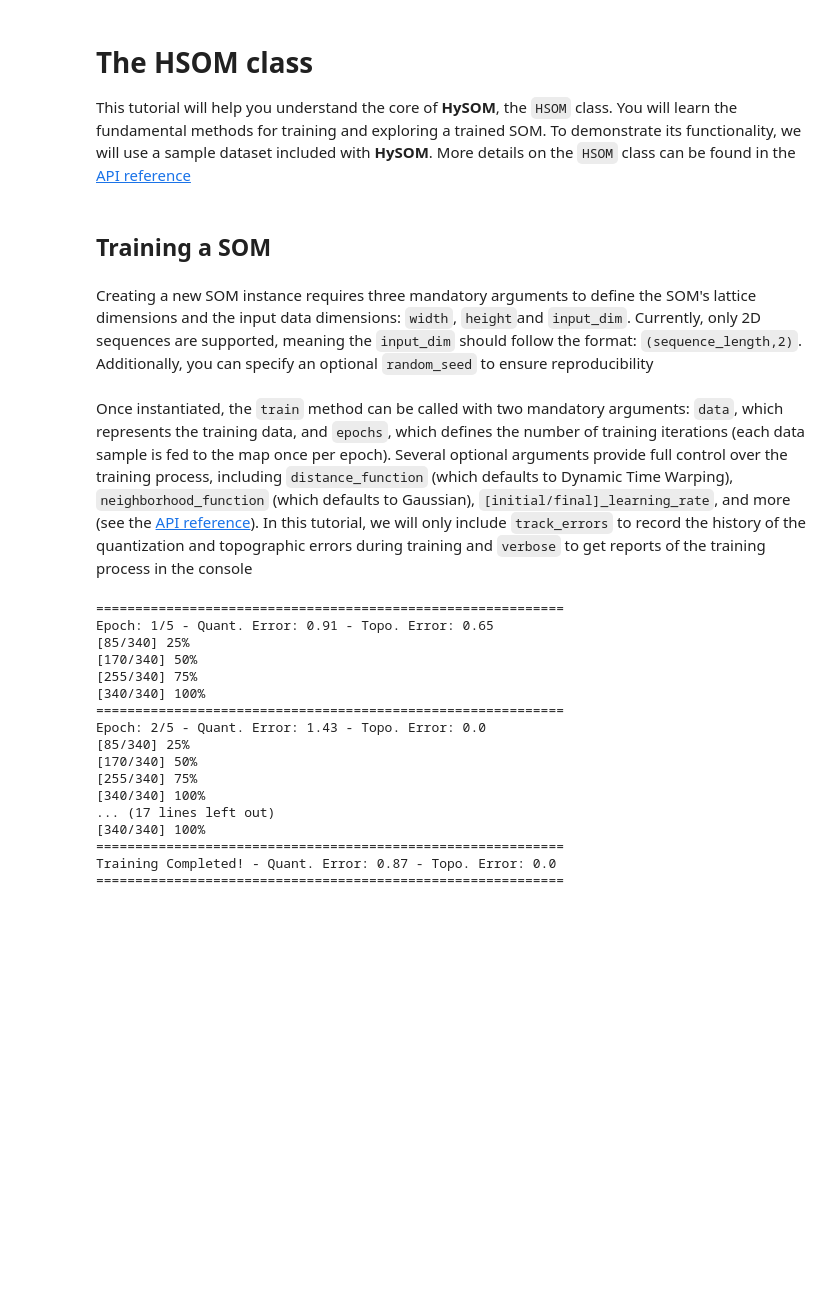
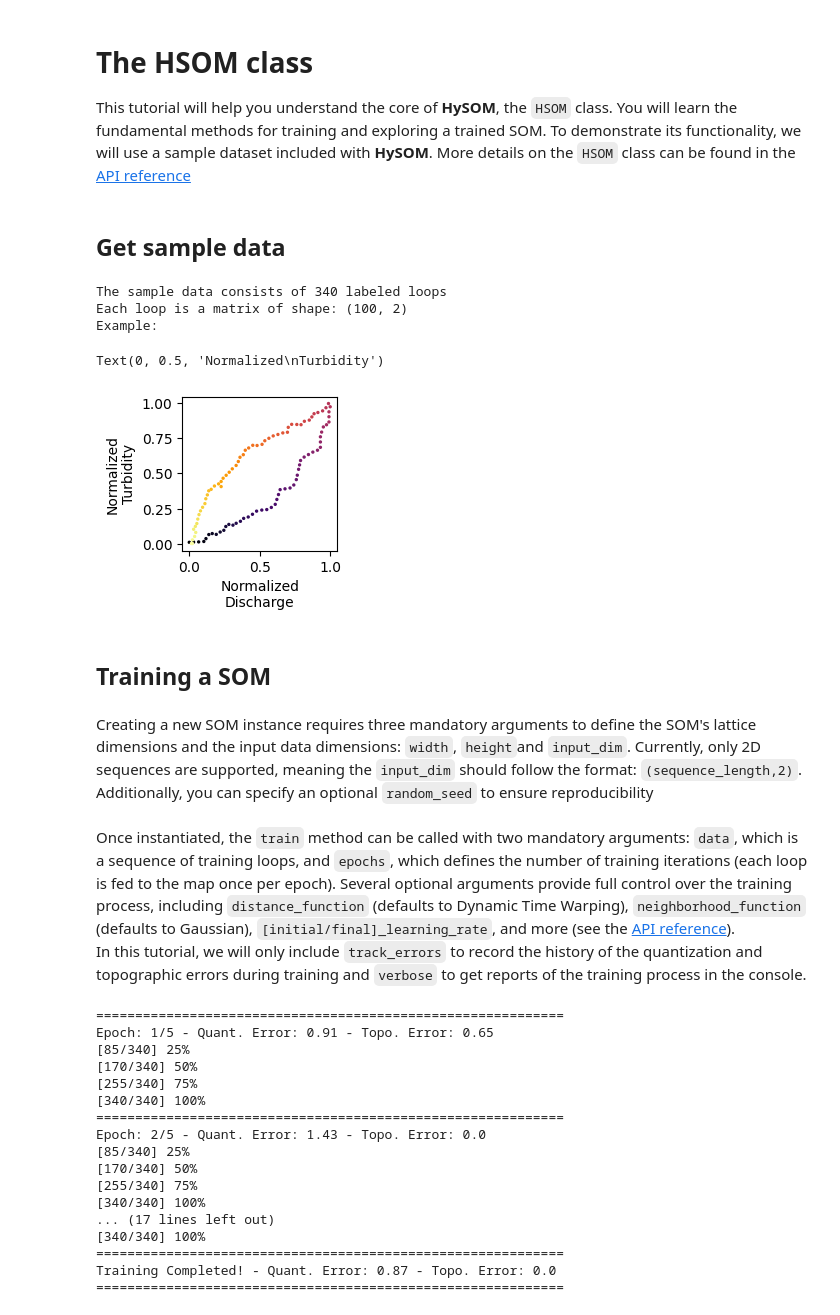
Before and after one commit to ArlexMR/HySOM, a Jupyter notebook: docs/tutorials/thesomclass.ipynb, the cells around one changed output. Drawn from its saved outputs; the diff is of its cells as text; code cells hidden in the pictures; blank space fills up the shorter version.

```diff
--- a/docs/tutorials/thesomclass.ipynb
+++ b/docs/tutorials/thesomclass.ipynb
@@ -12,10 +10,31 @@ data = get_sample_data()
+# %% [markdown]
+## Get sample data
+# %%
+loops, labels = get_labeled_loops()
+
+print(f"The sample data consists of {len(loops)} labeled loops")
+print(f"Each loop is a matrix of shape: {loops[0].shape}")
+print("Example: ")
+sample_loop = loops[np.random.choice(len(loops))]
+plt.figure(figsize=(2,2))
+_ = plt.scatter(sample_loop[:,0],sample_loop[:,1], s = 2, cmap = "inferno", c = range(len(sample_loop)))
+plt.xlabel("Normalized\nDischarge")
+plt.ylabel("Normalized\nTurbidity")
+# %% [output]
+The sample data consists of 340 labeled loops
+Each loop is a matrix of shape: (100, 2)
+Example:
+Text(0, 0.5, 'Normalized\nTurbidity')
+[figure, added]
 # %% [markdown]
 ## Training a SOM
 # %% [markdown]
-Creating a new SOM instance requires three mandatory arguments to define the SOM's lattice dimensions and the input data dimensions: `width`, `height`and `input_dim`. Currently, only 2D sequences are supported, meaning the `input_dim` should follow the format: `(sequence_length,2)`. Additionally, you can specify an optional `random_seed` to ensure reproducibility
+Creating a new SOM instance requires three mandatory arguments to define the SOM's lattice dimensions and the input data dimensions: `width`, `height`and `input_dim`. Currently, only 2D sequences are supported, meaning the `input_dim` should follow the format: `(sequence_length,2)`.
+Additionally, you can specify an optional `random_seed` to ensure reproducibility
 # %%
 mysom = HSOM(width=5, height=5, input_dim = (100,2), random_seed=1234567)
 # %% [markdown]
-Once instantiated, the `train` method can be called with two mandatory arguments: `data`, which represents the training data, and `epochs`, which defines the number of training iterations (each data sample is fed to the map once per epoch). Several optional arguments provide full control over the training process, including `distance_function` (which defaults to Dynamic Time Warping), `neighborhood_function` (which defaults to Gaussian), `[initial/final]_learning_rate`, and more (see the [API reference](https://hysom.readthedocs.io/en/latest/api.html#hysom.hysom.HSOM.train)). In this tutorial, we will only include `track_errors` to record the history of the quantization and topographic errors during training and `verbose` to get reports of the training process in the console
+Once instantiated, the `train` method can be called with two mandatory arguments: `data`, which is a sequence of training loops, and `epochs`, which defines the number of training iterations (each loop is fed to the map once per epoch). Several optional arguments provide full control over the training process, including `distance_function` (defaults to Dynamic Time Warping), `neighborhood_function` (defaults to Gaussian), `[initial/final]_learning_rate`, and more (see the [API reference](https://hysom.readthedocs.io/en/latest/api.html#hysom.hysom.HSOM.train)).
+In this tutorial, we will only include `track_errors` to record the history of the quantization and topographic errors during training and `verbose` to get reports of the training process in the console.
 # %%
 epochs = 5
```
Also changed, not shown: parts of 16 cells of this notebook, 7 other files.
